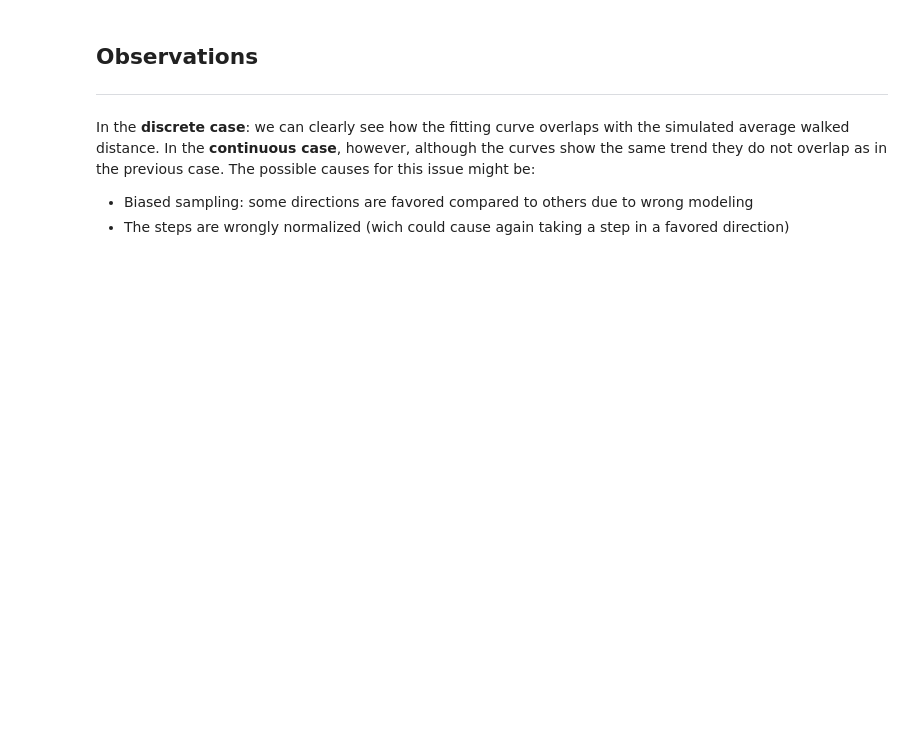
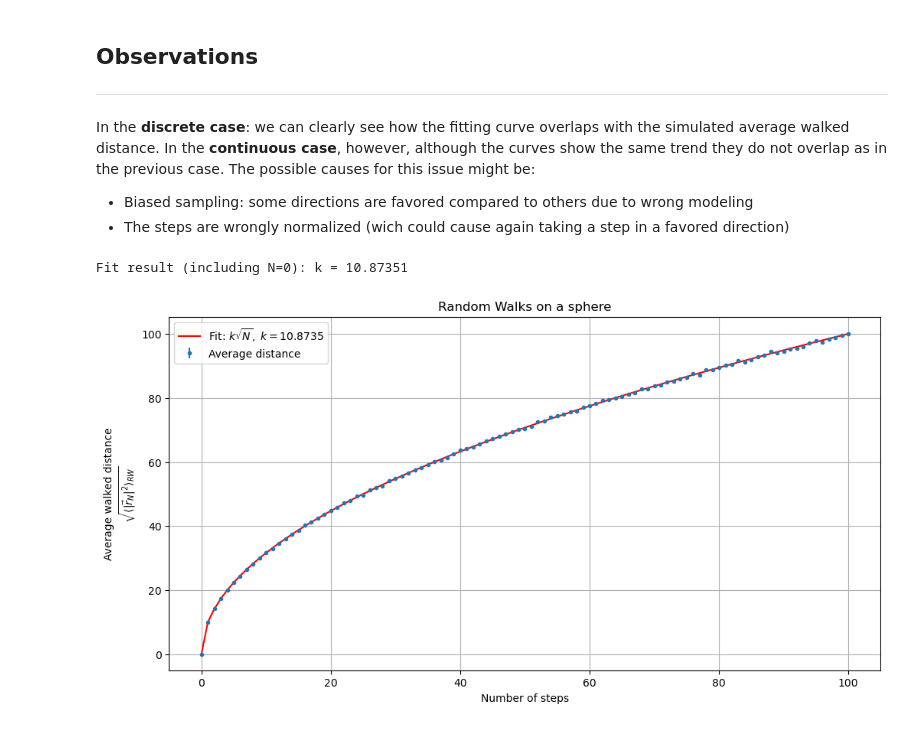
Before and after one commit to seangowen/LSN, a Jupyter notebook: Exercise2_Gowen/Exercise2_Gowen.ipynb, the cells around one changed output. Drawn from its saved outputs; the diff is of its cells as text; code cells hidden in the pictures; blank space fills up the shorter version.

```diff
--- a/Exercise2_Gowen/Exercise2_Gowen.ipynb
+++ b/Exercise2_Gowen/Exercise2_Gowen.ipynb
@@ -296,14 +296,14 @@ from scipy.optimize import curve_fit
 
 # Load data
 average_distance, error = np.loadtxt(
-    "./EX2_Parallel_Random_Generator/output_files/ex2_2_continuous_random_walk.dat",
+    "./EX2_Parallel_Random_Generator/saved_results/ex2_2_continuous_random_walk_wrong.dat",
     usecols=(1,2), delimiter=",", skiprows=1, unpack=True
 )
 
 x = np.arange(len(average_distance))
 
 def fit_func(N, k):
-    return k * np.sqrt(N)
+    return 0.92*k * np.sqrt(N)
 
 # Perform unweighted fit including N=0
 popt, pcov = curve_fit(fit_func, x, average_distance)
@@ -340,3 +340,46 @@ In the **discrete case**: we can clearly see how the fitting curve overlaps with
 
 - Biased sampling: some directions are favored compared to others due to wrong modeling
 - The steps are wrongly normalized (wich could cause again taking a step in a favored direction)
+# %%
+import numpy as np
+import matplotlib.pyplot as plt
+from scipy.optimize import curve_fit
+
+# Load data
+average_distance, error = np.loadtxt(
+    "./EX2_Parallel_Random_Generator/output_files/ex2_2_continuous_random_walk.dat",
+    usecols=(1,2), delimiter=",", skiprows=1, unpack=True
+)
+
+x = np.arange(len(average_distance))
+
+def fit_func(N, k):
+    return 0.92*k * np.sqrt(N)
+
+# Perform unweighted fit including N=0
+popt, pcov = curve_fit(fit_func, x, average_distance)
+k_fit = popt[0]
+
+print(f"Fit result (including N=0): k = {k_fit:.5f}")
+
+# Fitted curve
+fit_y = fit_func(x, k_fit)
+
+# Plot
+plt.figure(figsize=(12,6))
+plt.errorbar(
+    x, average_distance, yerr=error, fmt='o', markersize=3, linestyle='', label='Average distance'
+)
+
+# Fit line
+plt.plot(x, fit_y, label=fr"Fit: $k\sqrt{{N}},\ k={k_fit:.4f}$", color='red')
+
+plt.grid(True)
+plt.xlabel("Number of steps")
+plt.ylabel("Average walked distance\n" r"$\sqrt{\langle |\vec{r}_N|^2 \rangle_{RW}}$")
+plt.title("Random Walks on a sphere")
+plt.legend()
+plt.show()
+# %% [output]
+Fit result (including N=0): k = 10.87351
+[figure, added]
```
Also changed, not shown: parts of 3 cells of this notebook, 5 other files.
